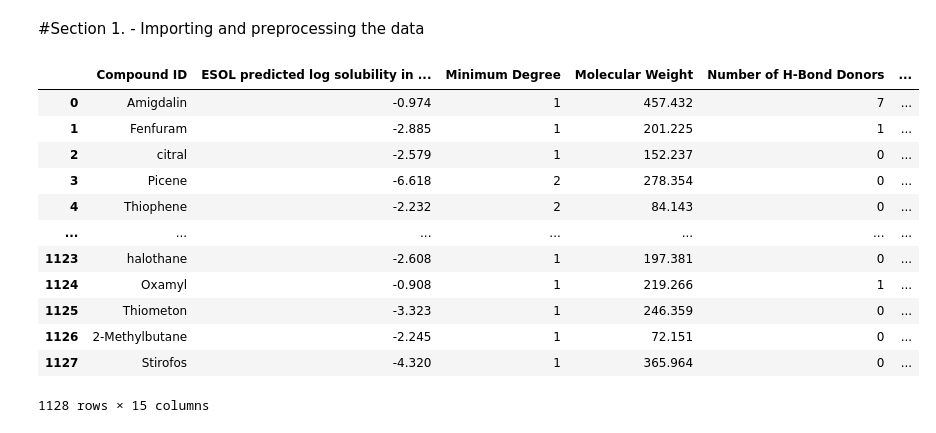
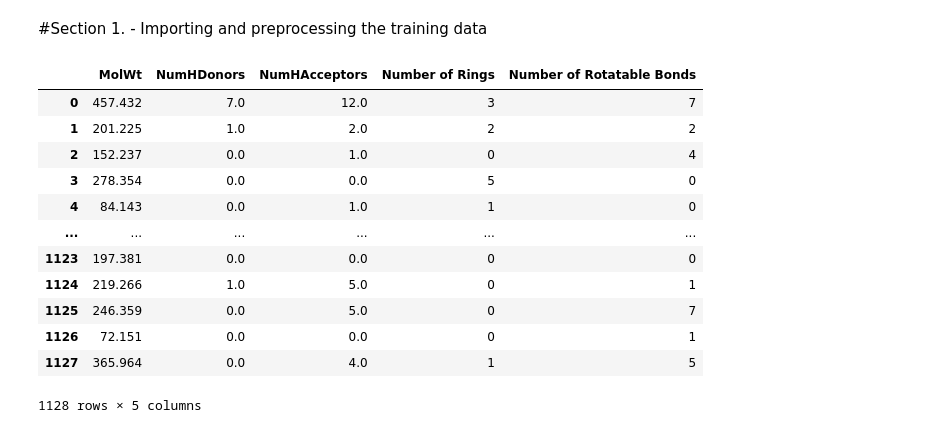
Before and after one commit to JoozG/ml-case-studies, a Jupyter notebook: SolubilityPredictor.ipynb, the cells around one changed output. Drawn from its saved outputs; the diff is of its cells as text; code cells hidden in the pictures.

```diff
--- a/SolubilityPredictor.ipynb
+++ b/SolubilityPredictor.ipynb
@@ -11,5 +7,5 @@ Successfully installed rdkit-2024.3.6
 # %% [markdown]
-#Section 1. - Importing and preprocessing the data
+#Section 1. - Importing and preprocessing the training data
 # %%
 import pandas as pd
 from rdkit import Chem
@@ -30,7 +26,6 @@ df['mol'] = df['smiles'].apply(Chem.MolFromSmiles)
 def calculate_descriptors(mol):
     descriptors = {
         'MolWt': Descriptors.MolWt(mol),
-        'LogP': Descriptors.MolLogP(mol),
         'NumHDonors': Descriptors.NumHDonors(mol),
         'NumHAcceptors': Descriptors.NumHAcceptors(mol)
     }
@@ -42,24 +37,24 @@ df = df.join(df['mol'].apply(calculate_descriptors))
 df = df.dropna()
 
 # Defining features (X) and target (y)
-X = df[['MolWt', 'LogP', 'NumHDonors', 'NumHAcceptors', 'Number of Rings', 'Number of Rotatable Bonds']]
+X = df[['MolWt', 'NumHDonors', 'NumHAcceptors', 'Number of Rings', 'Number of Rotatable Bonds']]
 y = df['measured log solubility in mols per litre']
 
 # Splitting the dataset into training and testing sets
 X_train, X_test, y_train, y_test = train_test_split(X, y, test_size=0.2, random_state=42)
 # %%
-df
+X
 # %% [output]
-|  | Compound ID | ESOL predicted log solubility in ... | Minimum Degree | Molecular Weight | Number of H-Bond Donors | ... |
-| 0 | Amigdalin | -0.974 | 1 | 457.432 | 7 | ... |
-| 1 | Fenfuram | -2.885 | 1 | 201.225 | 1 | ... |
-| 2 | citral | -2.579 | 1 | 152.237 | 0 | ... |
-| 3 | Picene | -6.618 | 2 | 278.354 | 0 | ... |
-| 4 | Thiophene | -2.232 | 2 | 84.143 | 0 | ... |
-| ... | ... | ... | ... | ... | ... | ... |
-| 1123 | halothane | -2.608 | 1 | 197.381 | 0 | ... |
-| 1124 | Oxamyl | -0.908 | 1 | 219.266 | 1 | ... |
-| 1125 | Thiometon | -3.323 | 1 | 246.359 | 0 | ... |
-| 1126 | 2-Methylbutane | -2.245 | 1 | 72.151 | 0 | ... |
-| 1127 | Stirofos | -4.320 | 1 | 365.964 | 0 | ... |
+|  | MolWt | NumHDonors | NumHAcceptors | Number of Rings | Number of Rotatable Bonds |
+| 0 | 457.432 | 7.0 | 12.0 | 3 | 7 |
+| 1 | 201.225 | 1.0 | 2.0 | 2 | 2 |
+| 2 | 152.237 | 0.0 | 1.0 | 0 | 4 |
+| 3 | 278.354 | 0.0 | 0.0 | 5 | 0 |
+| 4 | 84.143 | 0.0 | 1.0 | 1 | 0 |
+| ... | ... | ... | ... | ... | ... |
+| 1123 | 197.381 | 0.0 | 0.0 | 0 | 0 |
+| 1124 | 219.266 | 1.0 | 5.0 | 0 | 1 |
+| 1125 | 246.359 | 0.0 | 5.0 | 0 | 7 |
+| 1126 | 72.151 | 0.0 | 0.0 | 0 | 1 |
+| 1127 | 365.964 | 0.0 | 4.0 | 1 | 5 |
-1128 rows × 15 columns
+1128 rows × 5 columns
```
Also changed, not shown: parts of 28 cells of this notebook.
